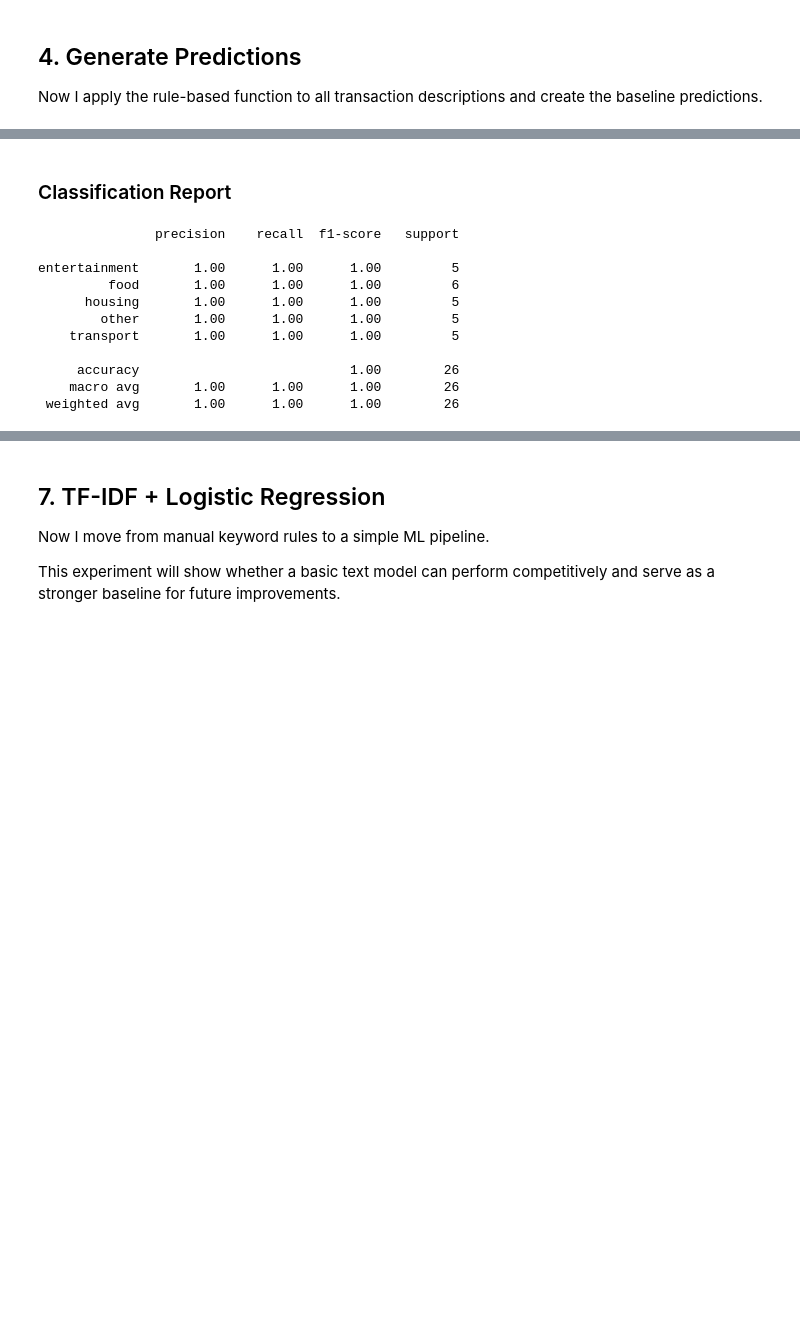
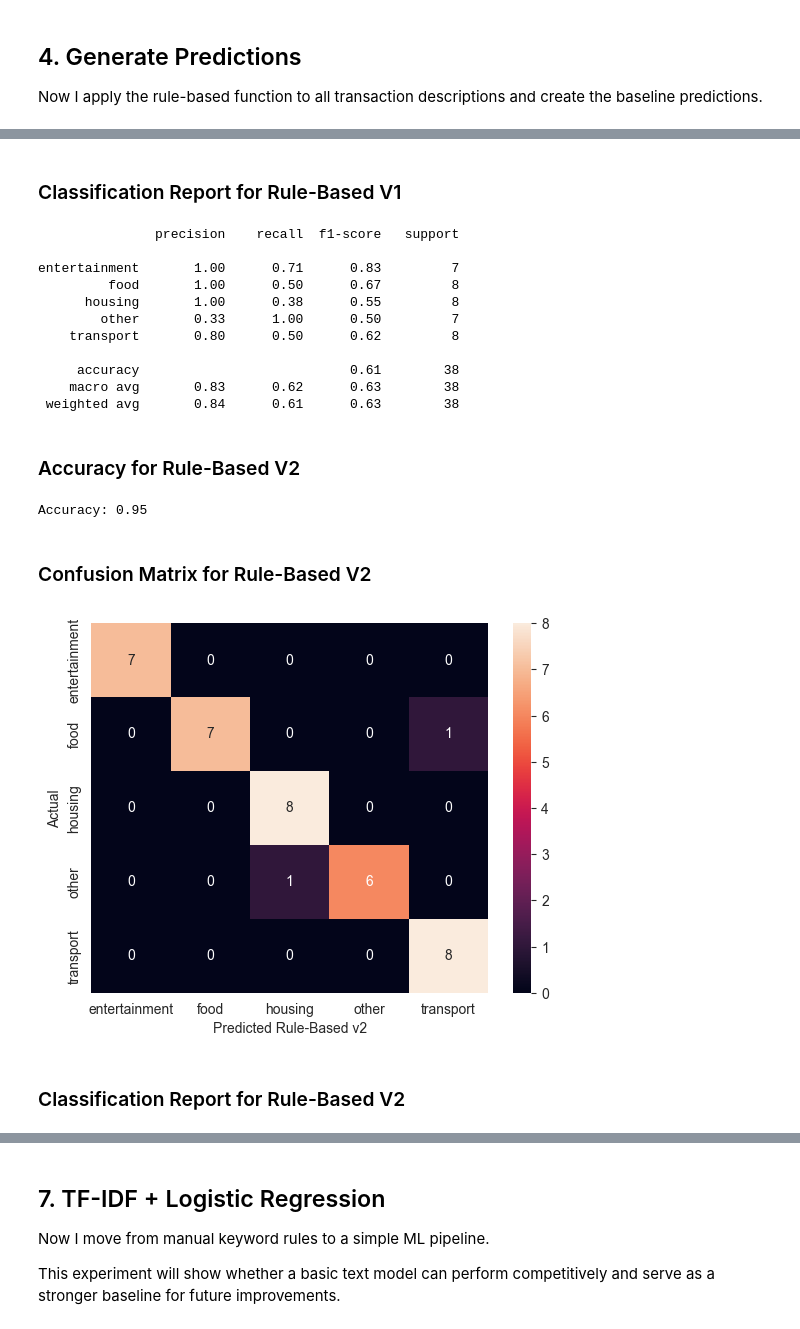
Before and after one commit to Astronom2617/moneylytics-telegram-bot, a Jupyter notebook: moneylytics_baseline_experiment.ipynb, the cells around one changed output, grey strips where cells are left out. Cells and saved outputs as stored; diff of their text form; code cells hidden in the pictures; blank space fills up the shorter version.

```diff
--- a/moneylytics_baseline_experiment.ipynb
+++ b/moneylytics_baseline_experiment.ipynb
@@ -201,17 +248,35 @@ plt.show()
 # %% [markdown]
-### Classification Report
+### Classification Report for Rule-Based V1
 # %%
-# 3. Classification Report
-print(classification_report(y_actual, y_pred))
+print(classification_report(y_test, y_pred_rule_v1_test, zero_division=0))
 # %% [output]
                precision    recall  f1-score   support
 
-entertainment       1.00      1.00      1.00         5
-         food       1.00      1.00      1.00         6
-      housing       1.00      1.00      1.00         5
-        other       1.00      1.00      1.00         5
-    transport       1.00      1.00      1.00         5
+entertainment       1.00      0.71      0.83         7
+         food       1.00      0.50      0.67         8
+      housing       1.00      0.38      0.55         8
+        other       0.33      1.00      0.50         7
+    transport       0.80      0.50      0.62         8
 
-     accuracy                           1.00        26
-    macro avg       1.00      1.00      1.00        26
- weighted avg       1.00      1.00      1.00        26
+     accuracy                           0.61        38
+    macro avg       0.83      0.62      0.63        38
+ weighted avg       0.84      0.61      0.63        38
+# %% [markdown]
+### Accuracy for Rule-Based V2
+# %%
+accuracy_rule_v2 = accuracy_score(y_test, y_pred_rule_v2_test)
+print(f"Accuracy: {accuracy_rule_v2:.2f}")
+# %% [output]
+Accuracy: 0.95
+# %% [markdown]
+### Confusion Matrix for Rule-Based V2
+# %%
+conf_matrix_rule_v2 = confusion_matrix(y_test, y_pred_rule_v2_test, labels=labels)
+sns.heatmap(conf_matrix_rule_v2, annot=True, fmt='d', xticklabels=labels, yticklabels=labels)
+plt.xlabel('Predicted Rule-Based v2')
+plt.ylabel('Actual')
+plt.show()
+# %% [output]
+[figure, added]
+# %% [markdown]
+### Classification Report for Rule-Based V2
```
Also changed, not shown: parts of 36 cells of this notebook, 1 other file.
